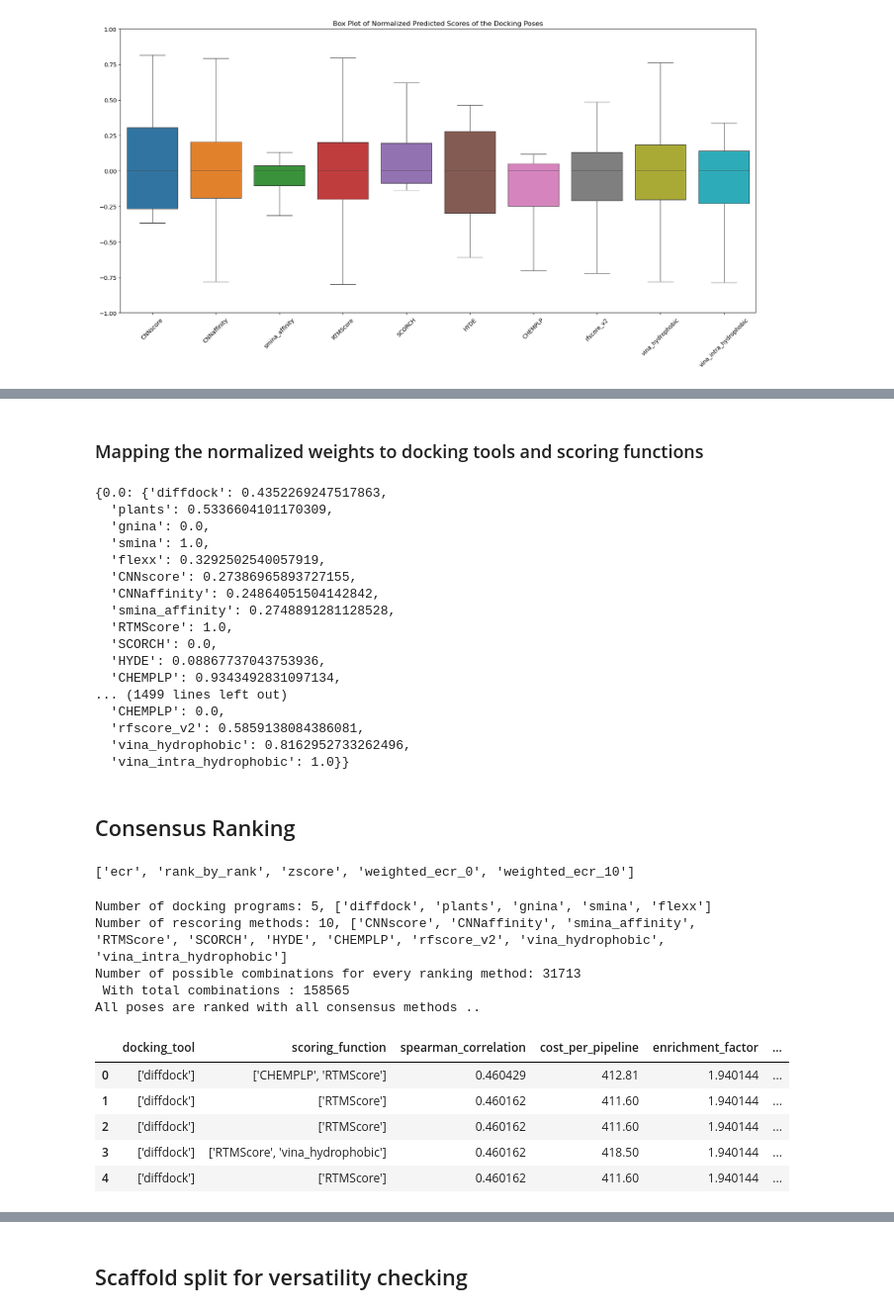
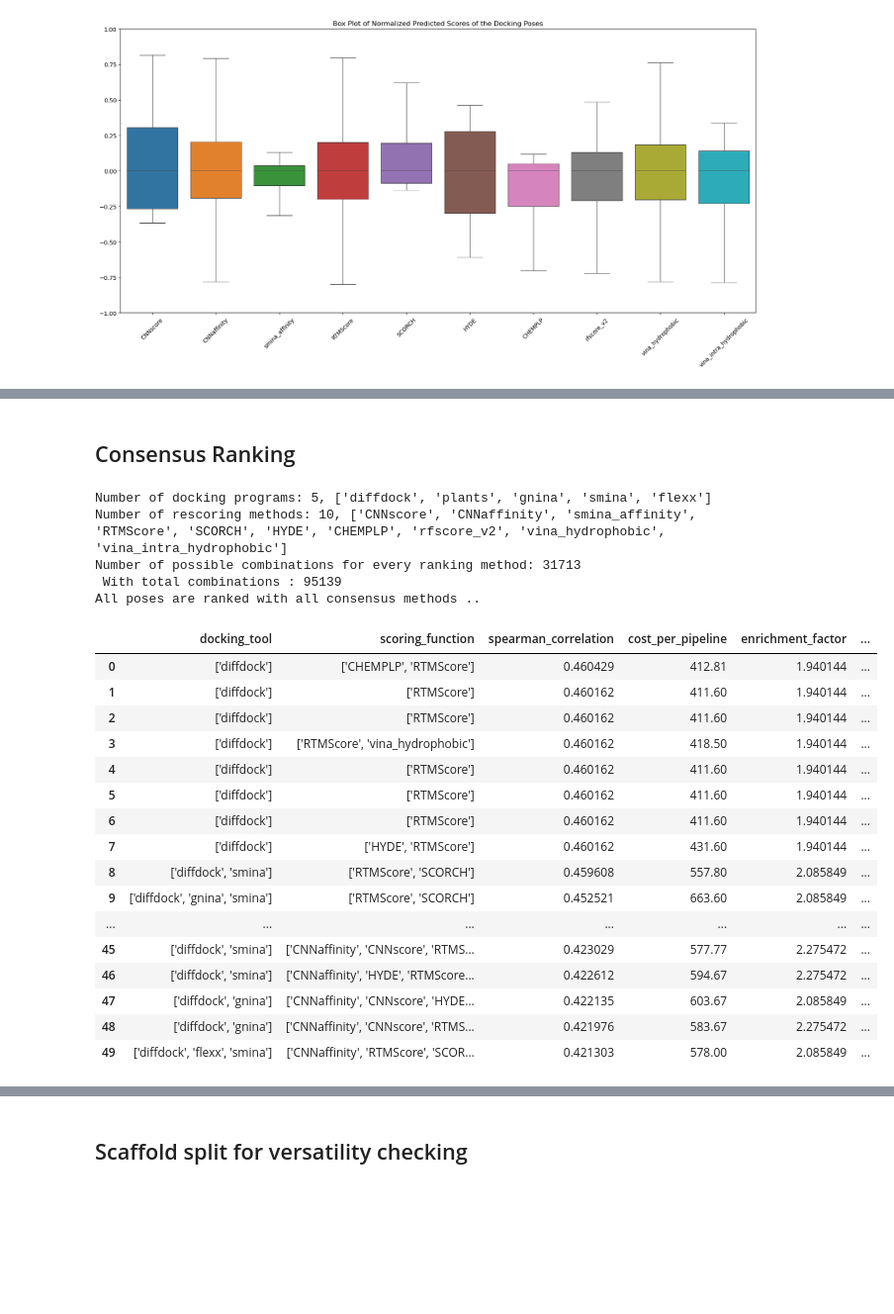
Before and after one commit to volkamerlab/MolDockLab, a Jupyter notebook: EGFR_pipeline.ipynb, the cells around one changed output, grey strips where cells are left out. Shown at 99% size. Drawn from its saved outputs; the diff is of its cells as text; code cells hidden in the pictures; blank space fills up the shorter version.

```diff
--- a/EGFR_pipeline.ipynb
+++ b/EGFR_pipeline.ipynb
@@ -60,7 +54,7 @@ ref_file = (DATA /  reference_ligand)
 # OUTPUT = DATA / "results_8A27"
 # ligand_library = (DATA / ligand_library)
 #5U9G
-OUTPUT = DATA / "final_results"
+OUTPUT = DATA / "results"
 ligand_library = OUTPUT / 'test_library.sdf'
 OUTPUT.mkdir(exist_ok=True)
 # %% [markdown]
@@ -432,70 +391,43 @@ Using alpha 10.0 give a correlation of : 0.16284234286115074
-# %% [markdown]
-### Mapping the normalized weights to docking tools and scoring functions
-# %%
-selected_docking = {}
-selected_rescoring = {}
-mapped_weights_alphas = {}
-for alpha, row in pivot_weights_df.iterrows():
-    # if alpha > 40:
-    #     continue
-    normalized_weights = normalizing_weights(row.to_dict(), scoring_tools, docking_tools)
-    mapped_weights_alphas[float(alpha)] = normalized_weights
-    # print(f"Using alpha {i} give normalized weights: \n{normalized_weights}\n")
-mapped_weights_alphas
-# %% [output]
-{0.0: {'diffdock': 0.4352269247517863,
-  'plants': 0.5336604101170309,
-  'gnina': 0.0,
-  'smina': 1.0,
-  'flexx': 0.3292502540057919,
-  'CNNscore': 0.27386965893727155,
-  'CNNaffinity': 0.24864051504142842,
-  'smina_affinity': 0.2748891281128528,
-  'RTMScore': 1.0,
-  'SCORCH': 0.0,
-  'HYDE': 0.08867737043753936,
-  'CHEMPLP': 0.9343492831097134,
-... (1499 lines left out)
-  'CHEMPLP': 0.0,
-  'rfscore_v2': 0.5859138084386081,
-  'vina_hydrophobic': 0.8162952733262496,
-  'vina_intra_hydrophobic': 1.0}}
 # %% [markdown]
 ## Consensus Ranking
-# %%
-ranking_methods = [
-                'ecr' ,
-                'rank_by_rank' ,
-                'zscore',
-                ]
-weighted_ecr_methods = [f'weighted_ecr_{x}' for x in [start, end]]
-ranking_methods.extend(weighted_ecr_methods)
-ranking_methods
-# %% [output]
-['ecr', 'rank_by_rank', 'zscore', 'weighted_ecr_0', 'weighted_ecr_10']
 # %%
 from src.ranking import *
 
+ranking_methods = [
+                'ecr' ,
+                'rank_by_rank' ,
+                'zscore',
+                ]
 poses_ranking(
     ranking_methods=ranking_methods,
     df_rescored=df_rescored_norm,
     output_path=OUTPUT,
-    mapped_weights=mapped_weights_alphas,
     ncpus=20
 )
 # %% [output]
 Number of docking programs: 5, ['diffdock', 'plants', 'gnina', 'smina', 'flexx']
 Number of rescoring methods: 10, ['CNNscore', 'CNNaffinity', 'smina_affinity', 'RTMScore', 'SCORCH', 'HYDE', 'CHEMPLP', 'rfscore_v2', 'vina_hydrophobic', 'vina_intra_hydrophobic']
 Number of possible combinations for every ranking method: 31713
- With total combinations : 158565
+ With total combinations : 95139
 All poses are ranked with all consensus methods ..
 # %%
 corr_df = pd.read_csv(OUTPUT / 'correlations_general/all_ranked.csv')
-corr_df.head()
+corr_df.head(50)
 # %% [output]
 |  | docking_tool | scoring_function | spearman_correlation | cost_per_pipeline | enrichment_factor | ... |
 | 0 | ['diffdock'] | ['CHEMPLP', 'RTMScore'] | 0.460429 | 412.81 | 1.940144 | ... |
 | 1 | ['diffdock'] | ['RTMScore'] | 0.460162 | 411.60 | 1.940144 | ... |
 | 2 | ['diffdock'] | ['RTMScore'] | 0.460162 | 411.60 | 1.940144 | ... |
 | 3 | ['diffdock'] | ['RTMScore', 'vina_hydrophobic'] | 0.460162 | 418.50 | 1.940144 | ... |
 | 4 | ['diffdock'] | ['RTMScore'] | 0.460162 | 411.60 | 1.940144 | ... |
+| 5 | ['diffdock'] | ['RTMScore'] | 0.460162 | 411.60 | 1.940144 | ... |
+| 6 | ['diffdock'] | ['RTMScore'] | 0.460162 | 411.60 | 1.940144 | ... |
+| 7 | ['diffdock'] | ['HYDE', 'RTMScore'] | 0.460162 | 431.60 | 1.940144 | ... |
+| 8 | ['diffdock', 'smina'] | ['RTMScore', 'SCORCH'] | 0.459608 | 557.80 | 2.085849 | ... |
+| 9 | ['diffdock', 'gnina', 'smina'] | ['RTMScore', 'SCORCH'] | 0.452521 | 663.60 | 2.085849 | ... |
+| ... | ... | ... | ... | ... | ... | ... |
+| 45 | ['diffdock', 'smina'] | ['CNNaffinity', 'CNNscore', 'RTMS... | 0.423029 | 577.77 | 2.275472 | ... |
+| 46 | ['diffdock', 'smina'] | ['CNNaffinity', 'HYDE', 'RTMScore... | 0.422612 | 594.67 | 2.275472 | ... |
+| 47 | ['diffdock', 'gnina'] | ['CNNaffinity', 'CNNscore', 'HYDE... | 0.422135 | 603.67 | 2.085849 | ... |
+| 48 | ['diffdock', 'gnina'] | ['CNNaffinity', 'CNNscore', 'RTMS... | 0.421976 | 583.67 | 2.275472 | ... |
+| 49 | ['diffdock', 'flexx', 'smina'] | ['CNNaffinity', 'RTMScore', 'SCOR... | 0.421303 | 578.00 | 2.085849 | ... |
```
Also changed, not shown: parts of 46 cells of this notebook, 46 other files.
